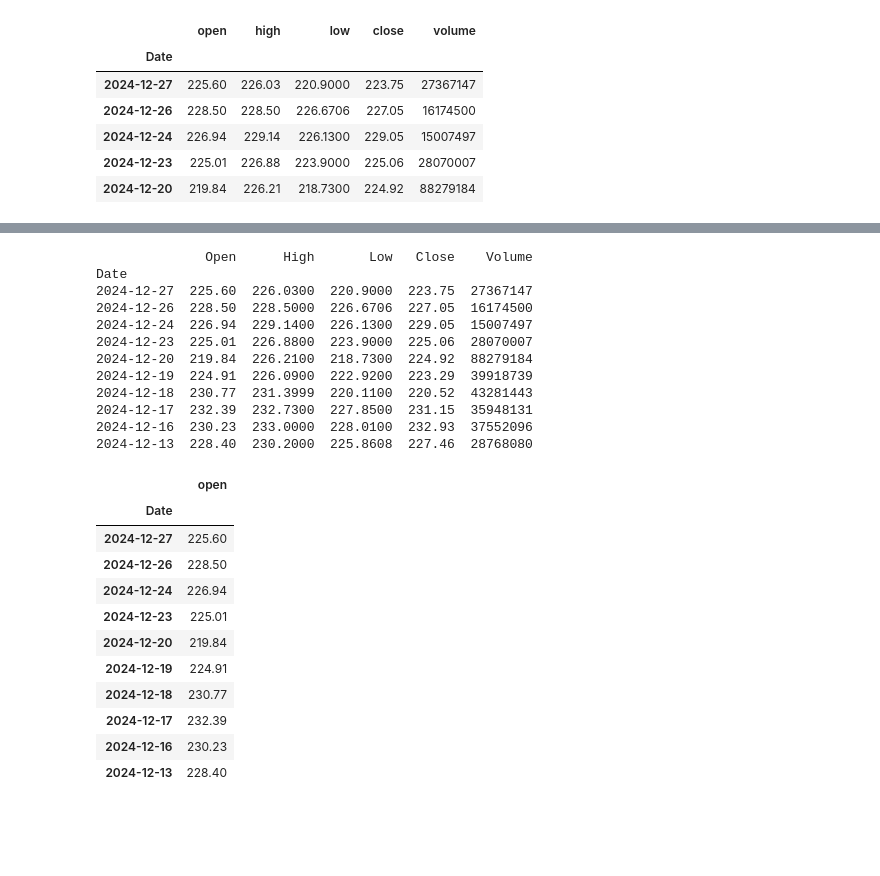
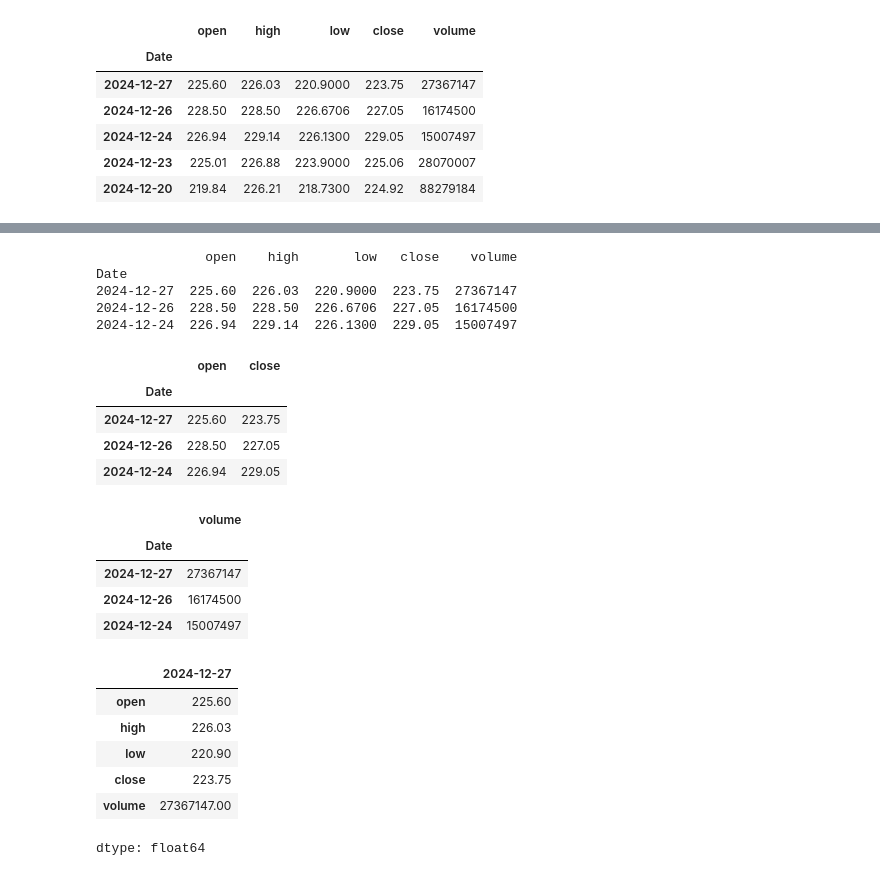
Before and after one commit to aga5711/data-science-kurs, a Jupyter notebook: kurs_pandas_cs1.ipynb, the cells around one changed output, grey strips where cells are left out. Saved outputs shown, nothing was run; the diff lists cells and outputs as text; code cells hidden in the pictures; blank space fills up the shorter version.

```diff
--- a/kurs_pandas_cs1.ipynb
+++ b/kurs_pandas_cs1.ipynb
@@ -91,34 +91,38 @@ df.describe().T
 | Close | 1256.0 | 1.465967e+02 | 3.189491e+01 | 8.182000e+01 | 1.209650e+02 | 1.538150e+02 | 1.699790e+02 | 2.329300e+02 |
 | Volume | 1256.0 | 6.857229e+07 | 3.401079e+07 | 1.500750e+07 | 4.630396e+07 | 6.015005e+07 | 8.211981e+07 | 3.113457e+08 |
 # %%
-df=df.head(10)
+df=df.head(3)
 # %%
 print(df)
 # %% [output]
-              Open      High       Low   Close    Volume
+              open    high       low   close    volume
 Date
-2024-12-27  225.60  226.0300  220.9000  223.75  27367147
-2024-12-26  228.50  228.5000  226.6706  227.05  16174500
-2024-12-24  226.94  229.1400  226.1300  229.05  15007497
-2024-12-23  225.01  226.8800  223.9000  225.06  28070007
-2024-12-20  219.84  226.2100  218.7300  224.92  88279184
-2024-12-19  224.91  226.0900  222.9200  223.29  39918739
-2024-12-18  230.77  231.3999  220.1100  220.52  43281443
-2024-12-17  232.39  232.7300  227.8500  231.15  35948131
-2024-12-16  230.23  233.0000  228.0100  232.93  37552096
-2024-12-13  228.40  230.2000  225.8608  227.46  28768080
+2024-12-27  225.60  226.03  220.9000  223.75  27367147
+2024-12-26  228.50  228.50  226.6706  227.05  16174500
+2024-12-24  226.94  229.14  226.1300  229.05  15007497
 # %%
-df[['open']]
+df[['open', 'close']]
 # %% [output]
-|  | open |
-| Date |  |
-| 2024-12-27 | 225.60 |
-| 2024-12-26 | 228.50 |
-| 2024-12-24 | 226.94 |
-| 2024-12-23 | 225.01 |
-| 2024-12-20 | 219.84 |
-| 2024-12-19 | 224.91 |
-| 2024-12-18 | 230.77 |
-| 2024-12-17 | 232.39 |
-| 2024-12-16 | 230.23 |
-| 2024-12-13 | 228.40 |
+|  | open | close |
+| Date |  |  |
+| 2024-12-27 | 225.60 | 223.75 |
+| 2024-12-26 | 228.50 | 227.05 |
+| 2024-12-24 | 226.94 | 229.05 |
+# %%
+df.iloc[:, [-1]]
+# %% [output]
+|  | volume |
+| Date |  |
+| 2024-12-27 | 27367147 |
+| 2024-12-26 | 16174500 |
+| 2024-12-24 | 15007497 |
+# %%
+df.iloc[0]
+# %% [output]
+|  | 2024-12-27 |
+| open | 225.60 |
+| high | 226.03 |
+| low | 220.90 |
+| close | 223.75 |
+| volume | 27367147.00 |
+dtype: float64
```
Also changed, not shown: parts of 2 cells of this notebook.
